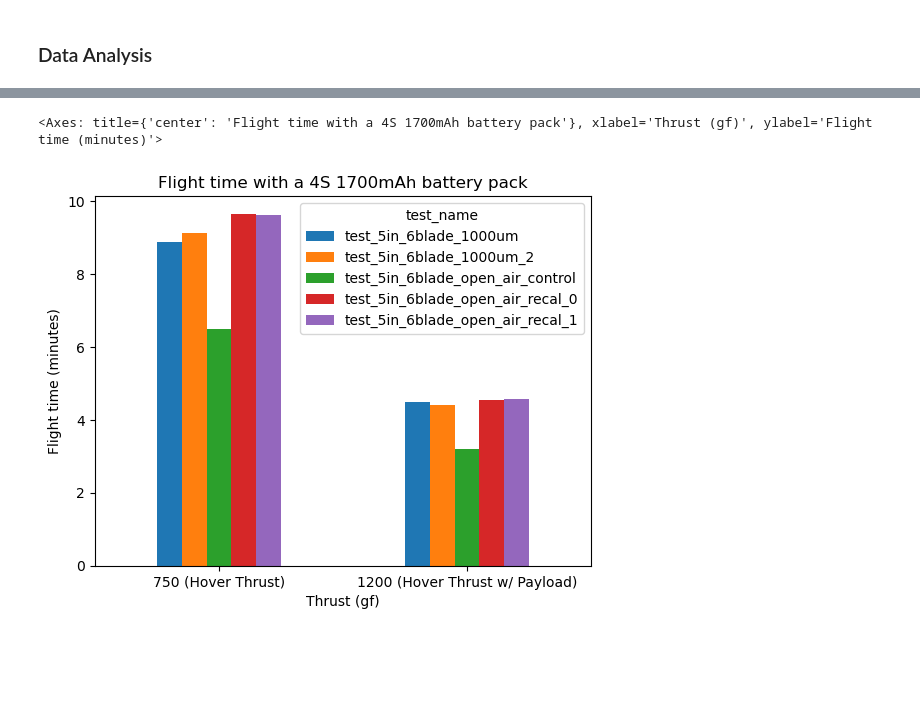
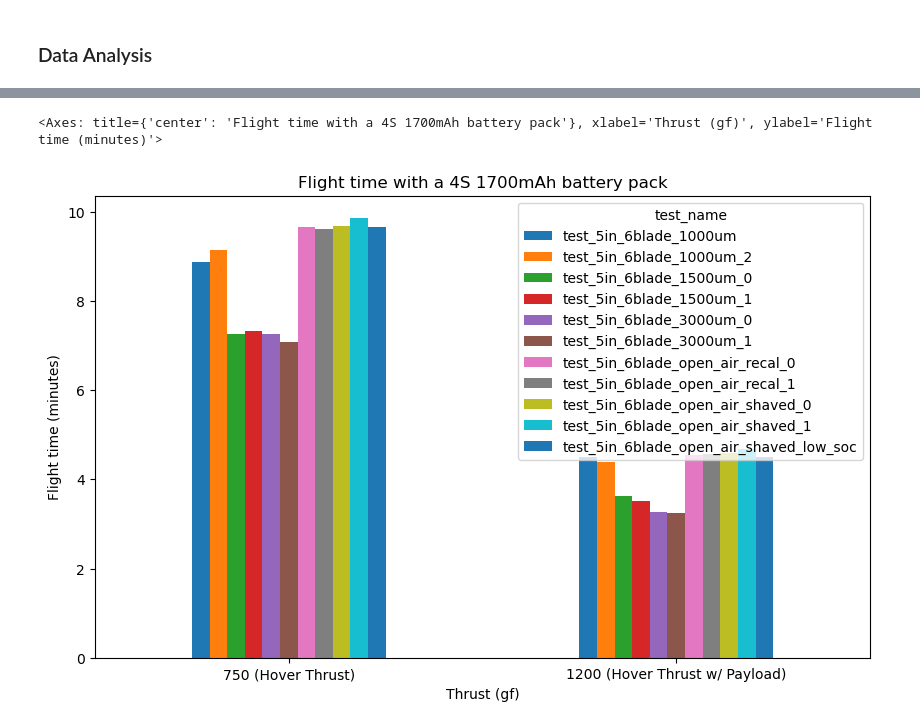
Before and after one commit to gtaharaedmonds/coaxial-drone, a Jupyter notebook: thrust_jig/test_runner/coarse_tip_clearance_experiment_notebook.ipynb, the cells around one changed output, grey strips where cells are left out. Saved outputs shown, nothing was run; the diff lists cells and outputs as text; code cells hidden in the pictures; blank space fills up the shorter version.

Commit message:
coarse tip clearance data

```diff
--- a/thrust_jig/test_runner/coarse_tip_clearance_experiment_notebook.ipynb
+++ b/thrust_jig/test_runner/coarse_tip_clearance_experiment_notebook.ipynb
@@ -82,14 +82,23 @@ Test complete.
 test_directory = Path("../test_data/coarse_tip_clearance/")
 data_dict = {}
 # %%
-data_dict["test_5in_6blade_open_air_control"] = test_run(
-    filename=Path("../test_data/open_air/test_5in_6blade.csv"), plan=plan
+data_dict["test_5in_6blade_1000um_0"] = test_run(
+    filename=test_directory / "test_5in_6blade_1000um_0.csv", plan=plan
 )
-data_dict["test_5in_6blade_1000um"] = test_run(
-    filename=test_directory / "test_5in_6blade_1000um.csv", plan=plan
+data_dict["test_5in_6blade_1000um_1"] = test_run(
+    filename=test_directory / "test_5in_6blade_1000um_1.csv", plan=plan
 )
-data_dict["test_5in_6blade_1000um_2"] = test_run(
-    filename=test_directory / "test_5in_6blade_1000um_2.csv", plan=plan
+data_dict["test_5in_6blade_1500um_0"] = test_run(
+    filename=test_directory / "test_5in_6blade_1500um_0.csv", plan=plan
+)
+data_dict["test_5in_6blade_1500um_1"] = test_run(
+    filename=test_directory / "test_5in_6blade_1500um_1.csv", plan=plan
+)
+data_dict["test_5in_6blade_3000um_0"] = test_run(
+    filename=test_directory / "test_5in_6blade_3000um_0.csv", plan=plan
+)
+data_dict["test_5in_6blade_3000um_1"] = test_run(
+    filename=test_directory / "test_5in_6blade_3000um_1.csv", plan=plan
 )
 data_dict["test_5in_6blade_open_air_recal_0"] = test_run(
     filename="../test_data/open_air/test_5in_6blade_open_air_recal_0.csv", plan=plan
@@ -97,6 +106,15 @@ data_dict["test_5in_6blade_open_air_recal_0"] = test_run(
 data_dict["test_5in_6blade_open_air_recal_1"] = test_run(
     filename="../test_data/open_air/test_5in_6blade_open_air_recal_1.csv", plan=plan
 )
+data_dict["test_5in_6blade_open_air_shaved_0"] = test_run(
+    filename="../test_data/open_air/test_5in_6blade_open_air_shaved_0.csv", plan=plan
+)
+data_dict["test_5in_6blade_open_air_shaved_1"] = test_run(
+    filename="../test_data/open_air/test_5in_6blade_open_air_shaved_1.csv", plan=plan
+)
+data_dict["test_5in_6blade_open_air_shaved_low_soc"] = test_run(
+    filename="../test_data/open_air/test_5in_6blade_open_air_shaved_low_soc.csv", plan=plan
+)
 # %% [output]
 Loading saved data
 Loading saved data
@@ -394,18 +417,19 @@ Name: flight_time, dtype: timedelta64[ns]
 # %%
 (
     flight_time.dt.seconds.unstack("test_name").rename(
         index={
             hover_thrust_g: f"{hover_thrust_g} (Hover Thrust)",
             payload_thrust_g: f"{payload_thrust_g} (Hover Thrust w/ Payload)",
         }
     )
     / 60
 ).plot.bar(
     title="Flight time with a 4S 1700mAh battery pack",
     xlabel="Thrust (gf)",
     ylabel="Flight time (minutes)",
     rot=0,
+    figsize=(10, 6)
 )
 # %% [output]
 <Axes: title={'center': 'Flight time with a 4S 1700mAh battery pack'}, xlabel='Thrust (gf)', ylabel='Flight time (minutes)'>
-[figure, old version]
+[figure, new version]
```
Also changed, not shown: parts of 11 cells of this notebook, 12 other files.
